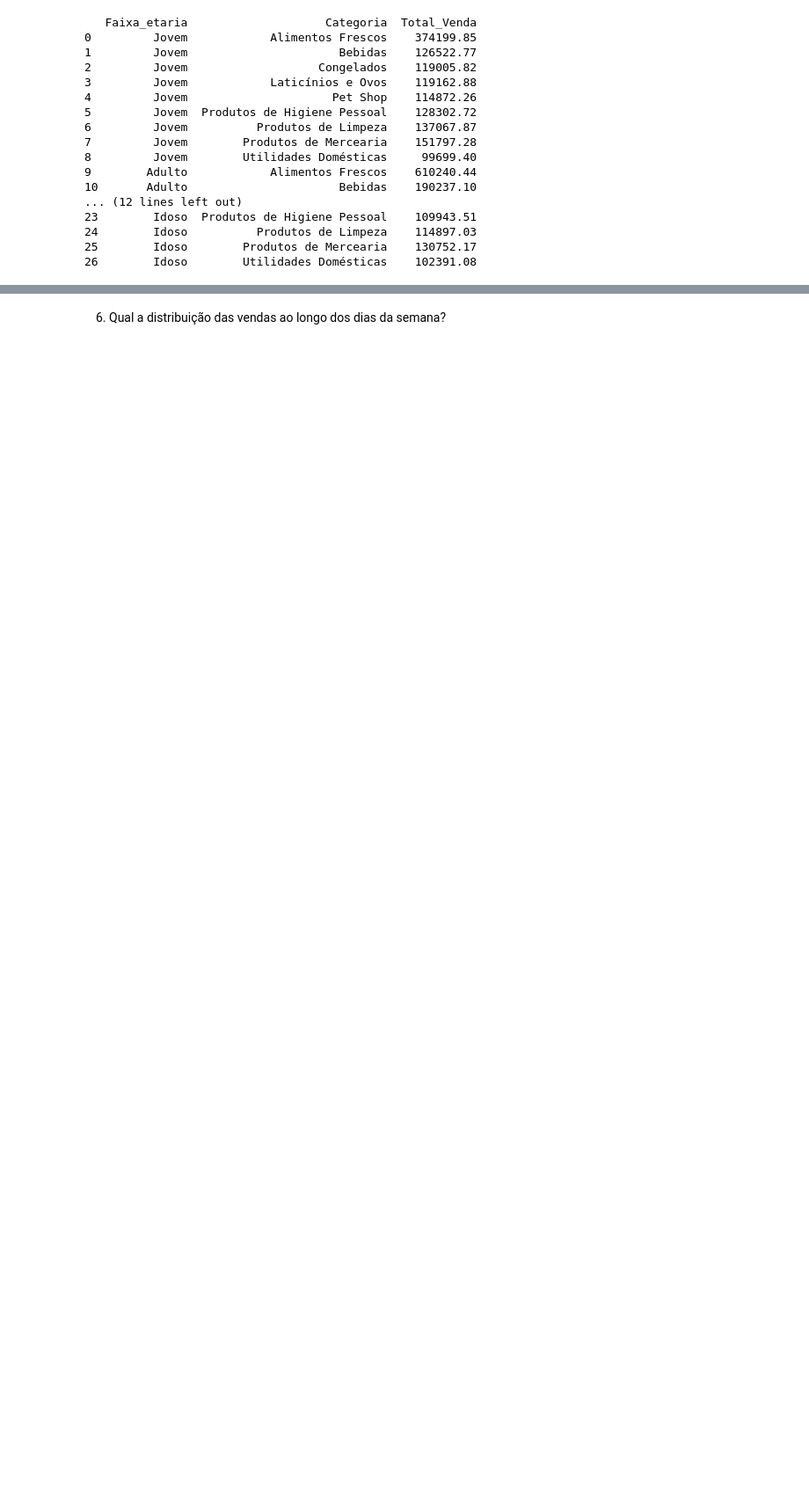
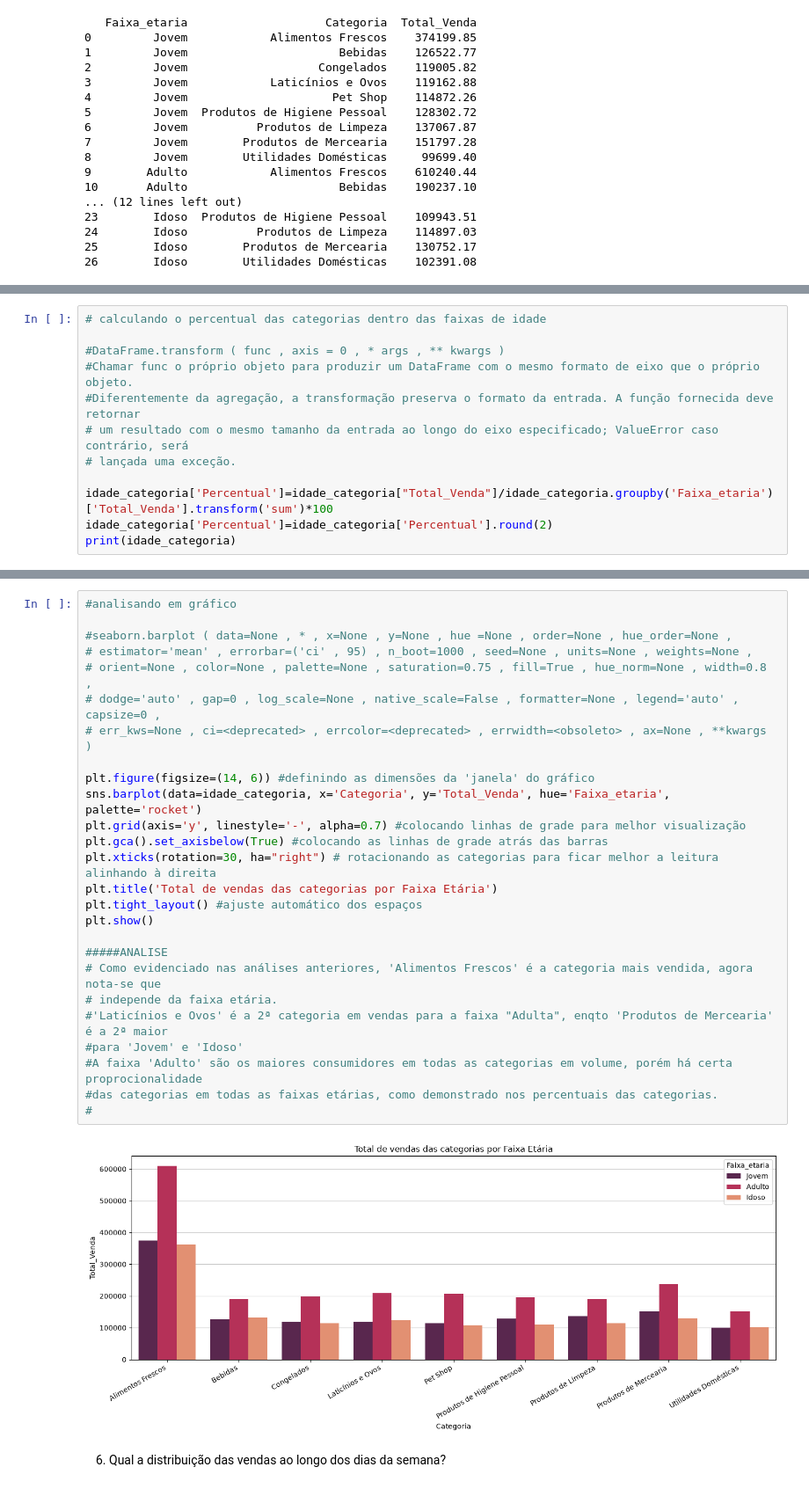
Before and after one commit to Danibisinoto/Repositorio_PROJETO_FINAL_Analise_Exploratoria_de_Dados, a Jupyter notebook: PROJETO.IPYNB, the cells around one changed output, grey strips where cells are left out. Shown at 88% size. Saved outputs shown, nothing was run; the diff lists cells and outputs as text; blank space fills up the shorter version.

Commit message:
finalizada as análises das questões 5 e 6

```diff
--- a/PROJETO.IPYNB
+++ b/PROJETO.IPYNB
@@ -495,0 +473,12 @@ sns.barplot(data=idade_categoria, x="Faixa_etaria", y= "Categoria", hue='Categor
+# %%
+# calculando o percentual das categorias dentro das faixas de idade
+
+#DataFrame.transform ( func , axis = 0 , * args , ** kwargs )
+#Chamar func o próprio objeto para produzir um DataFrame com o mesmo formato de eixo que o próprio objeto.
+#Diferentemente da agregação, a transformação preserva o formato da entrada. A função fornecida deve retornar
+# um resultado com o mesmo tamanho da entrada ao longo do eixo especificado; ValueError caso contrário, será
+# lançada uma exceção.
+
+idade_categoria['Percentual']=idade_categoria["Total_Venda"]/idade_categoria.groupby('Faixa_etaria')['Total_Venda'].transform('sum')*100
+idade_categoria['Percentual']=idade_categoria['Percentual'].round(2)
+print(idade_categoria)
@@ -496,2 +503,30 @@ sns.barplot(data=idade_categoria, x="Faixa_etaria", y= "Categoria", hue='Categor
+# %%
+#analisando em gráfico
+
+#seaborn.barplot ( data=None , * , x=None , y=None , hue =None , order=None , hue_order=None ,
+# estimator='mean' , errorbar=('ci' , 95) , n_boot=1000 , seed=None , units=None , weights=None ,
+# orient=None , color=None , palette=None , saturation=0.75 , fill=True , hue_norm=None , width=0.8 ,
+# dodge='auto' , gap=0 , log_scale=None , native_scale=False , formatter=None , legend='auto' , capsize=0 ,
+# err_kws=None , ci=<deprecated> , errcolor=<deprecated> , errwidth=<obsoleto> , ax=None , **kwargs )
+
+plt.figure(figsize=(14, 6)) #definindo as dimensões da 'janela' do gráfico
+sns.barplot(data=idade_categoria, x='Categoria', y='Total_Venda', hue='Faixa_etaria', palette='rocket')
+plt.grid(axis='y', linestyle='-', alpha=0.7) #colocando linhas de grade para melhor visualização
+plt.gca().set_axisbelow(True) #colocando as linhas de grade atrás das barras
+plt.xticks(rotation=30, ha="right") # rotacionando as categorias para ficar melhor a leitura alinhando à direita
+plt.title('Total de vendas das categorias por Faixa Etária')
+plt.tight_layout() #ajuste automático dos espaços
+plt.show()
+
+#####ANALISE
+# Como evidenciado nas análises anteriores, 'Alimentos Frescos' é a categoria mais vendida, agora nota-se que
+# independe da faixa etária.
+#'Laticínios e Ovos' é a 2ª categoria em vendas para a faixa "Adulta", enqto 'Produtos de Mercearia' é a 2ª maior
+#para 'Jovem' e 'Idoso'
+#A faixa 'Adulto' são os maiores consumidores em todas as categorias em volume, porém há certa proprocionalidade
+#das categorias em todas as faixas etárias, como demonstrado nos percentuais das categorias.
+#
+# %% [output]
+[figure, added]
 # %% [markdown]
 6. Qual a distribuição das vendas ao longo dos dias da semana?
```
Also changed, not shown: parts of 5 cells of this notebook.
